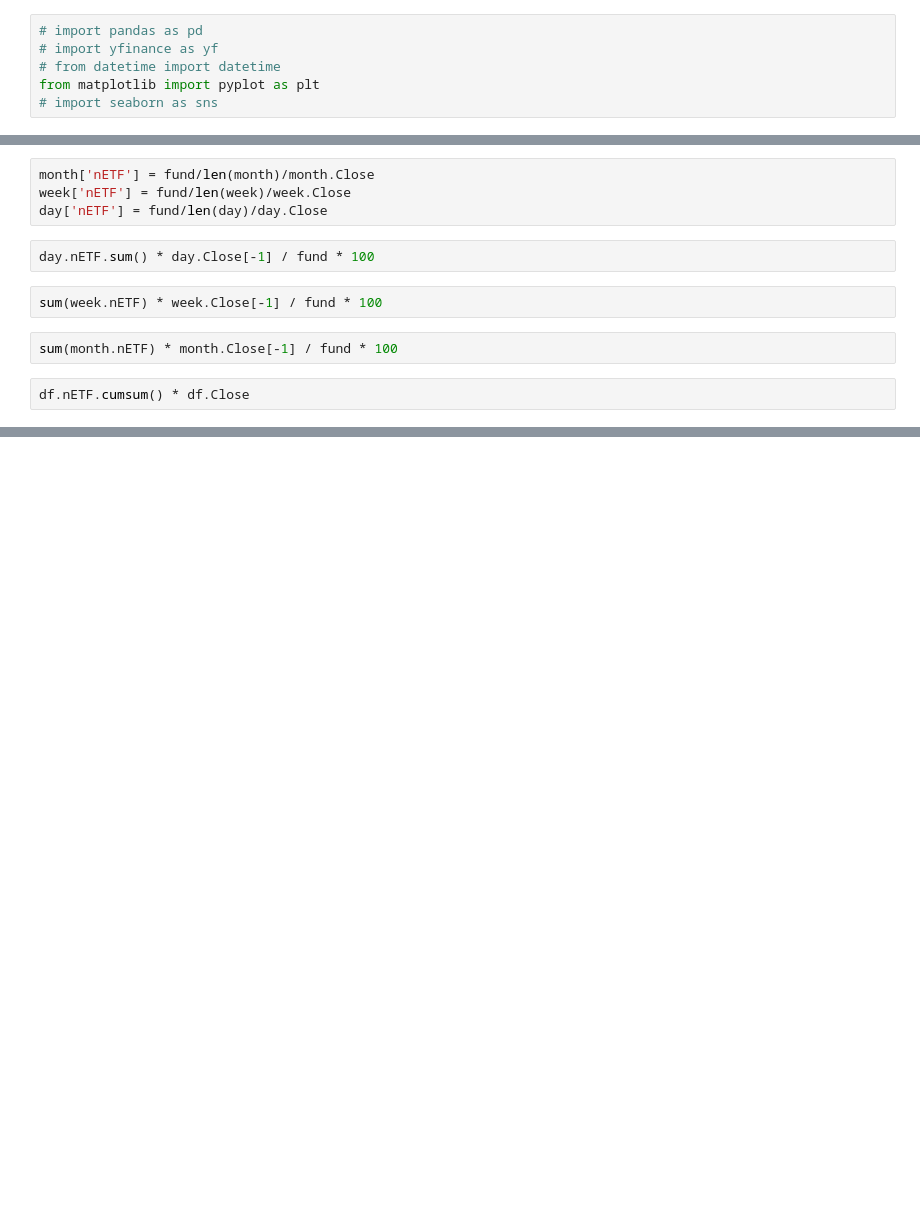
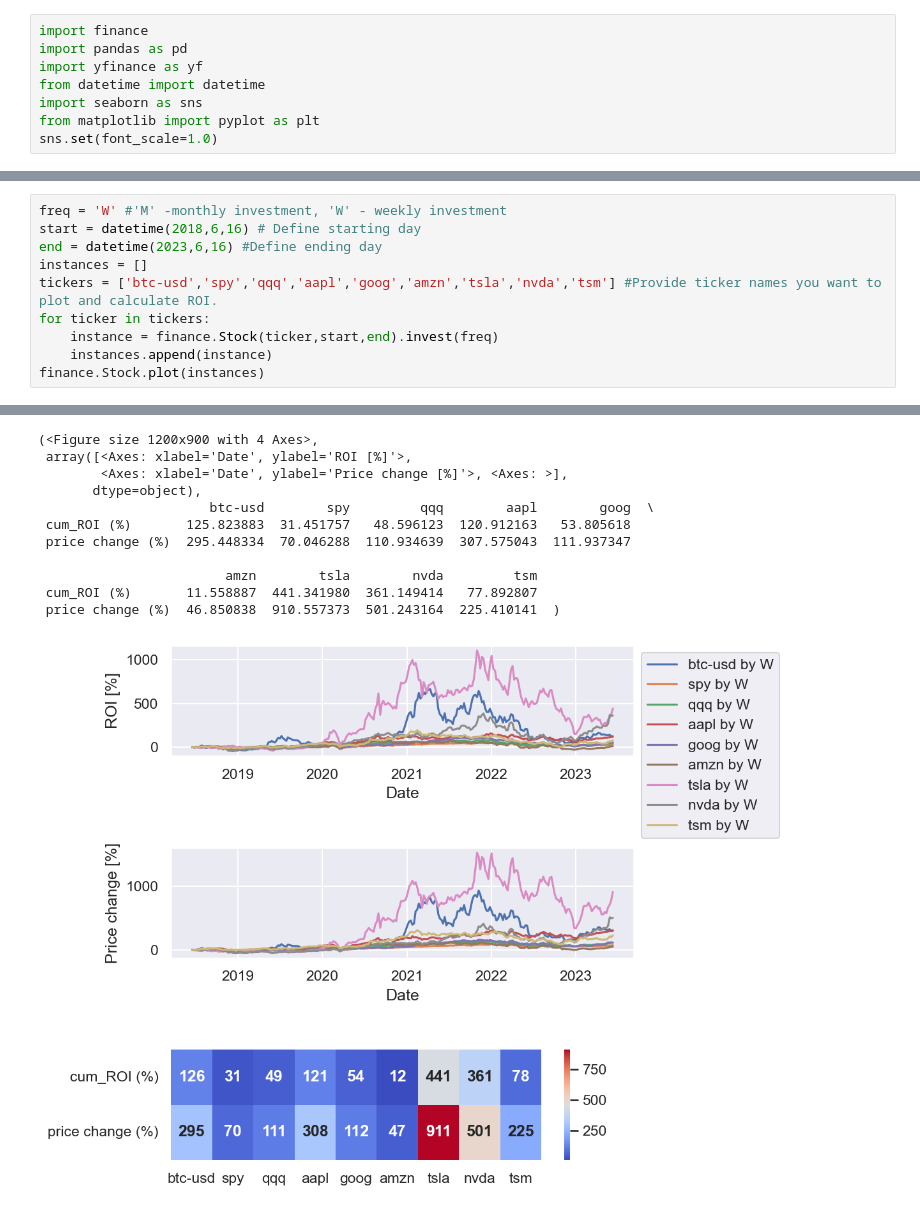
Before and after one commit to ceiph03/stock-history-plot, a Jupyter notebook: stock.ipynb, the cells around one changed output, grey strips where cells are left out. Cells and saved outputs as stored; diff of their text form; blank space fills up the shorter version.

Commit message:
Update stock.ipynb
updated accordingly for the example.

```diff
--- a/stock.ipynb
+++ b/stock.ipynb
@@ -10,6 +1,8 @@ Error:
 # %%
-# import pandas as pd
-# import yfinance as yf
-# from datetime import datetime
+import finance
+import pandas as pd
+import yfinance as yf
+from datetime import datetime
+import seaborn as sns
 from matplotlib import pyplot as plt
-# import seaborn as sns
+sns.set(font_scale=1.0)
@@ -54,12 +9,11 @@ snp.week
-# %%
-month['nETF'] = fund/len(month)/month.Close
-week['nETF'] = fund/len(week)/week.Close
-day['nETF'] = fund/len(day)/day.Close
-# %%
-day.nETF.sum() * day.Close[-1] / fund * 100
-# %%
-sum(week.nETF) * week.Close[-1] / fund * 100
-# %%
-sum(month.nETF) * month.Close[-1] / fund * 100
-# %%
-df.nETF.cumsum() * df.Close
+# %%
+freq = 'W' #'M' -monthly investment, 'W' - weekly investment
+start = datetime(2018,6,16) # Define starting day
+end = datetime(2023,6,16) #Define ending day
+instances = []
+tickers = ['btc-usd','spy','qqq','aapl','goog','amzn','tsla','nvda','tsm'] #Provide ticker names you want to plot and calculate ROI.
+for ticker in tickers:
+    instance = finance.Stock(ticker,start,end).invest(freq)
+    instances.append(instance)
+finance.Stock.plot(instances)
+# %% [output]
@@ -65,0 +29,12 @@ df.nETF.cumsum() * df.Close
+(<Figure size 1200x900 with 4 Axes>,
+ array([<Axes: xlabel='Date', ylabel='ROI [%]'>,
+        <Axes: xlabel='Date', ylabel='Price change [%]'>, <Axes: >],
+       dtype=object),
+                      btc-usd        spy         qqq        aapl        goog  \
+ cum_ROI (%)       125.823883  31.451757   48.596123  120.912163   53.805618
+ price change (%)  295.448334  70.046288  110.934639  307.575043  111.937347
+
+                        amzn        tsla        nvda         tsm
+ cum_ROI (%)       11.558887  441.341980  361.149414   77.892807
+ price change (%)  46.850838  910.557373  501.243164  225.410141  )
+[figure, added]
```
Also changed, not shown: parts of 11 cells of this notebook.
